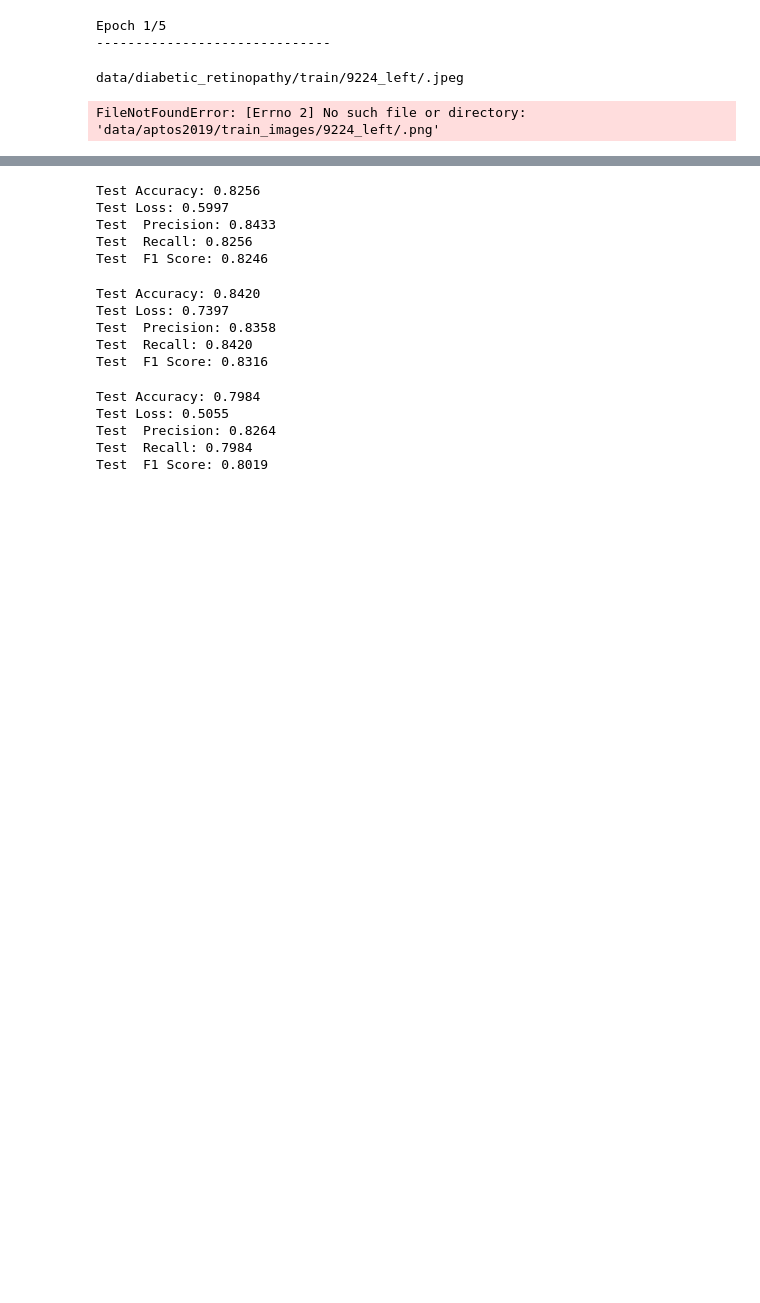
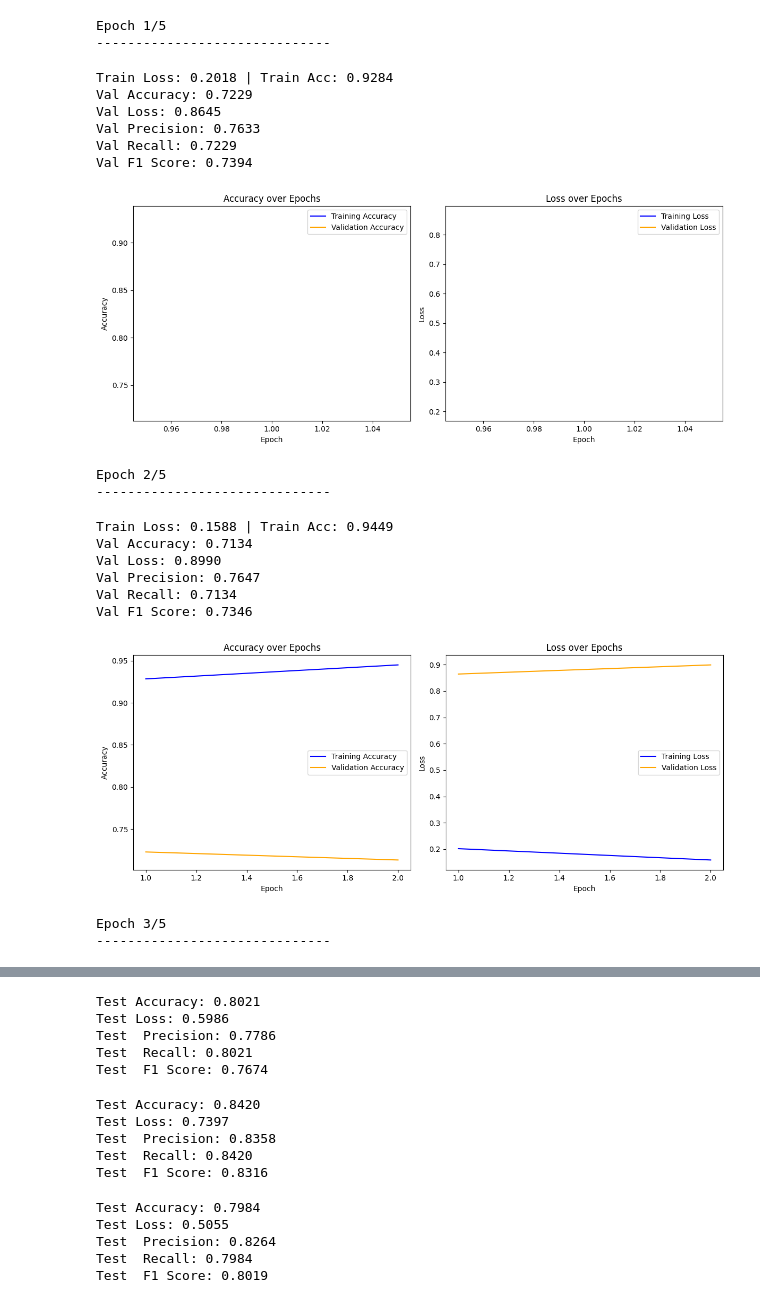
Before and after one commit to rymayl33/Diabetic_Retinopathy_Preprocessing, a Jupyter notebook: train_test_eval_rylee.ipynb, the cells around one changed output, grey strips where cells are left out. Drawn from its saved outputs; the diff is of its cells as text; code cells hidden in the pictures; blank space fills up the shorter version.

```diff
--- a/train_test_eval_rylee.ipynb
+++ b/train_test_eval_rylee.ipynb
@@ -234,3 +1,11 @@ test_loader2 = DataLoader(test_dataset2, batch_size=32, shuffle=False)
+# %%
+from utils import *
+
+# Load training, validation, and test data
+full_train_balanced, full_val, test_df1, test_df2 = load_data()
+
+# Get data loaders with no extra preprocessing
+train_loader, val_loader, test_loader1, test_loader2, test_dataset1, test_dataset2 = get_data_loaders(full_train_balanced, full_val, test_df1, test_df2, 32)
 # %%
 import torch
 import torch.nn as nn
@@ -316,9 +48,13 @@ device = torch.device('cuda' if torch.cuda.is_available() else 'cpu')
 model = model.to(device)
 
 criterion = nn.CrossEntropyLoss()
-optimizer = optim.Adam(model.parameters(), lr=1e-4)
+optimizer = optim.Adam(model.parameters(), lr=1e-5)
 
 num_epochs = 5
+val_accs = []
+val_losses = []
+train_accs = []
+train_losses = []
 
 for epoch in range(num_epochs):
     print(f'Epoch {epoch+1}/{num_epochs}')
@@ -334,33 +70,55 @@ for epoch in range(num_epochs):
         images = images.to(device)
         labels = labels.to(device)
 
         optimizer.zero_grad()
         outputs = model(images)
         loss = criterion(outputs, labels)
         loss.backward()
         optimizer.step()
 
         running_loss += loss.item() * images.size(0)
         _, preds = torch.max(outputs, 1)
         correct += (preds == labels).sum().item()
         total += labels.size(0)
 
     train_loss = running_loss / total
     train_acc = correct / total
+    train_accs.append(train_acc)
+    train_losses.append(train_loss)
     print(f'Train Loss: {train_loss:.4f} | Train Acc: {train_acc:.4f}')
 
     acc, loss, precision, recall, f1 = evaluate(model, val_loader)
+    val_accs.append(acc)
+    val_losses.append(loss)
 
     print(f'Val Accuracy: {acc:.4f}')
     print(f'Val Loss: {loss:.4f}')
     print(f'Val Precision: {precision:.4f}')
     print(f'Val Recall: {recall:.4f}')
     print(f'Val F1 Score: {f1:.4f}')
     # Validation
 
-torch.save(model.state_dict(), 'models/hist_model.pth')
+    plot_accuracy_and_loss(train_accs, train_losses, val_accs, val_losses)
+
+torch.save(model.state_dict(), 'models/hist_model_big.pth')
 # %% [output]
 Epoch 1/5
 ------------------------------
-data/diabetic_retinopathy/train/9224_left/.jpeg
+Train Loss: 0.2018 | Train Acc: 0.9284
+Val Accuracy: 0.7229
+Val Loss: 0.8645
+Val Precision: 0.7633
+Val Recall: 0.7229
+Val F1 Score: 0.7394
+[figure, added]
-FileNotFoundError: [Errno 2] No such file or directory: 'data/aptos2019/train_images/9224_left/.png'
+Epoch 2/5
+------------------------------
+Train Loss: 0.1588 | Train Acc: 0.9449
+Val Accuracy: 0.7134
+Val Loss: 0.8990
+Val Precision: 0.7647
+Val Recall: 0.7134
+Val F1 Score: 0.7346
+[figure, added]
+Epoch 3/5
+------------------------------
@@ -367,7 +126,7 @@ FileNotFoundError: [Errno 2] No such file or directory: 'data/aptos2019/train_im
 # %%
-model.load_state_dict(torch.load('models/hist_model.pth'))
+model.load_state_dict(torch.load('models/hist_model_big.pth'))
 model.eval()
-data\diabetic_retinopathy\train\16479_right.jpeg
+
 acc, loss, precision, recall, f1 = evaluate(model, val_loader)
 
 print(f'Test Accuracy: {acc:.4f}')
@@ -376,11 +135,11 @@ print(f'Test  Precision: {precision:.4f}')
 print(f'Test  Recall: {recall:.4f}')
 print(f'Test  F1 Score: {f1:.4f}')
 # %% [output]
-Test Accuracy: 0.8256
-Test Loss: 0.5997
-Test  Precision: 0.8433
-Test  Recall: 0.8256
-Test  F1 Score: 0.8246
+Test Accuracy: 0.8021
+Test Loss: 0.5986
+Test  Precision: 0.7786
+Test  Recall: 0.8021
+Test  F1 Score: 0.7674
 # %%
 model.load_state_dict(torch.load('models/frangi_model_2.pth'))
 model.eval()
```
Also changed, not shown: parts of 5 cells of this notebook, 2 other files.
